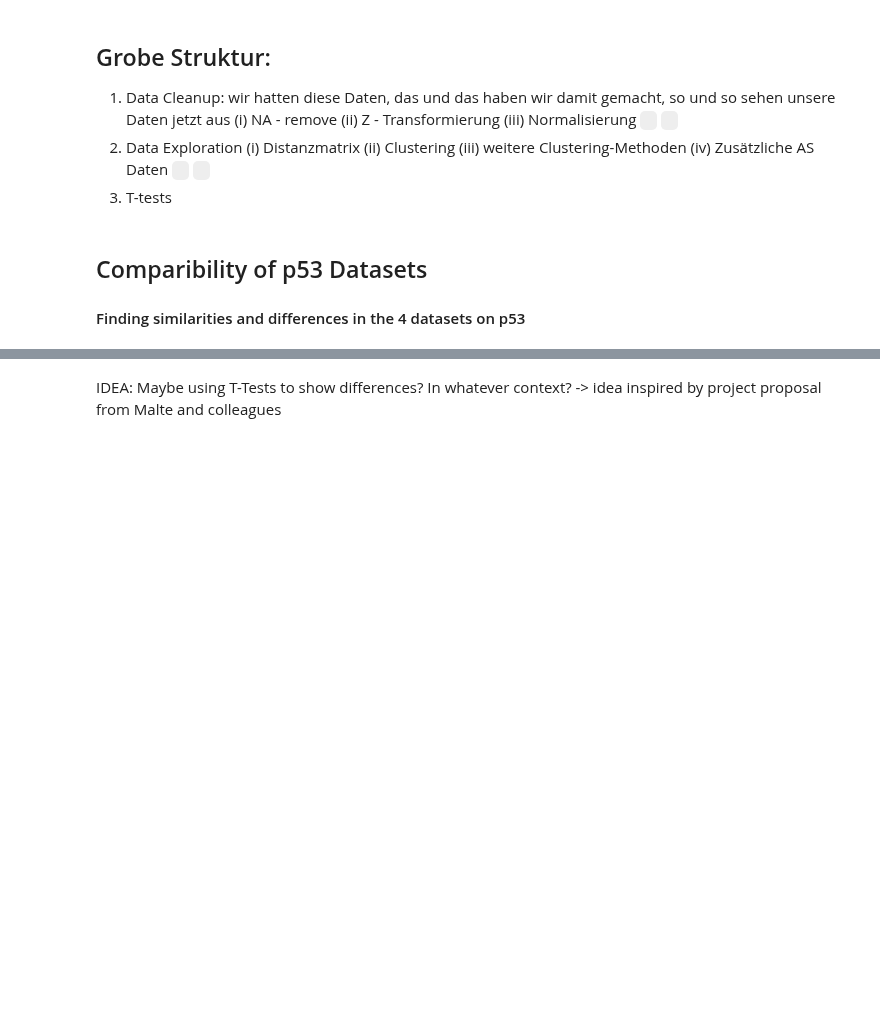
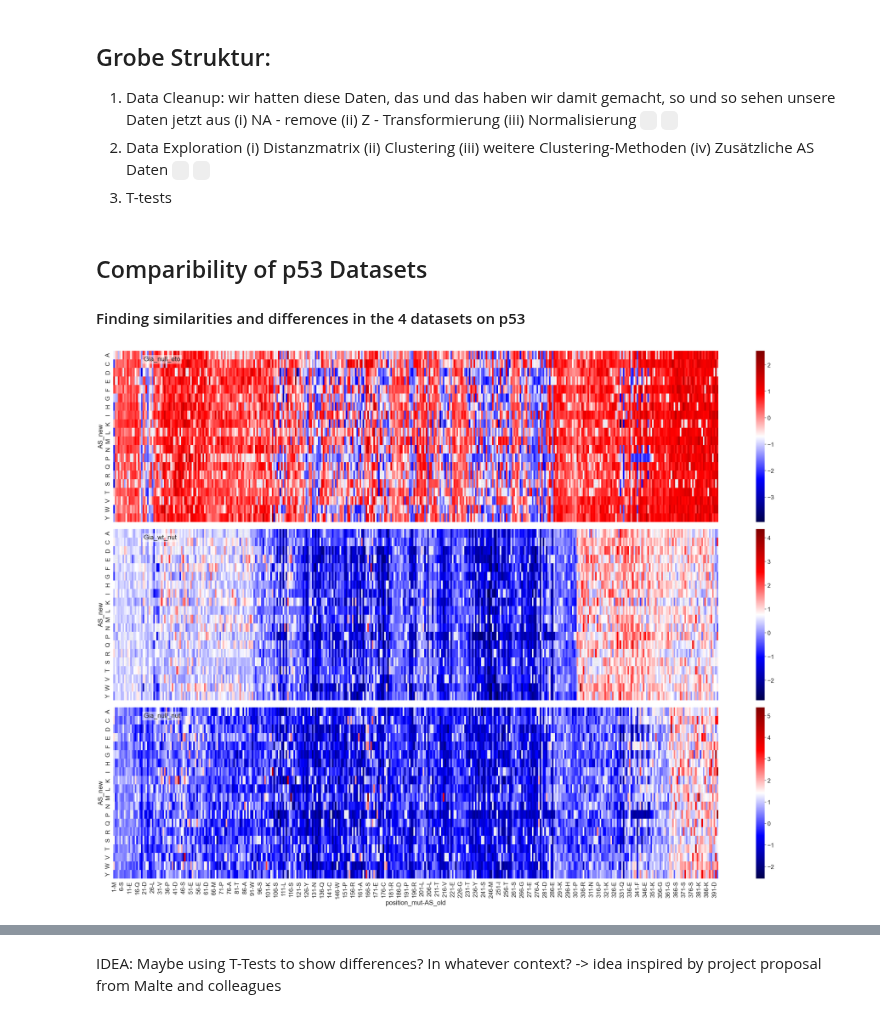
Before and after one commit to datascience-mobi-2023/topic02_team02, a Jupyter notebook: Documentation/P53 - DMS Documentation.ipynb, the cells around one changed output, grey strips where cells are left out. Drawn from its saved outputs; the diff is of its cells as text; code cells hidden in the pictures; blank space fills up the shorter version.

```diff
--- a/Documentation/P53 - DMS Documentation.ipynb
+++ b/Documentation/P53 - DMS Documentation.ipynb
@@ -47,4 +47,9 @@ aa = pd.read_csv('../DMS_data/aminoacids.csv')
 # %% [markdown]
 ## Comparibility of p53 Datasets
 #### Finding similarities and differences in the 4 datasets on p53
+# %%
+# Giacomelli Null Etoposide, Giacomelli Wildtype Nutlin, Giacomelli Null Nutlin
+fun.mult_hmap(gia_null_eto, gia_wt_nut, gia_null_nut)
+# %% [output]
+[figure, added]
 # %%
```
Also changed, not shown: parts of 16 cells of this notebook, 5 other files.
